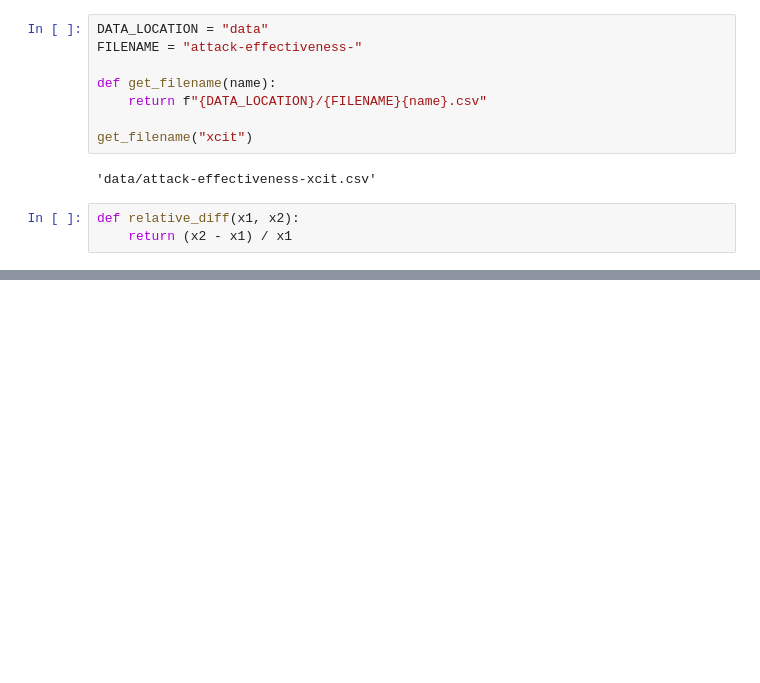
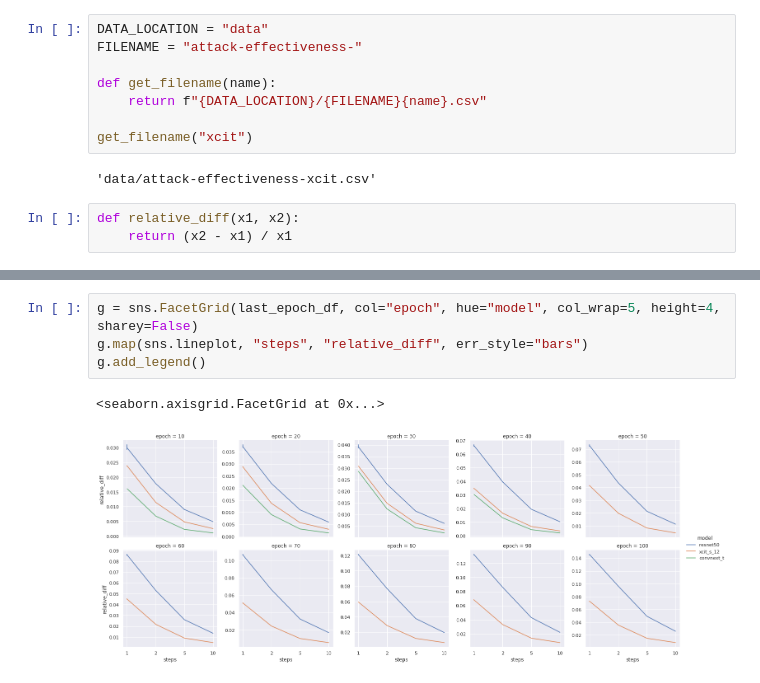
Before and after one commit to dedeswim/vits-robustness-torch, a Jupyter notebook: notebooks/attack_effectiveness.ipynb, the cells around one changed output, grey strips where cells are left out. Drawn from its saved outputs; the diff is of its cells as text; blank space fills up the shorter version.

```diff
--- a/notebooks/attack_effectiveness.ipynb
+++ b/notebooks/attack_effectiveness.ipynb
@@ -109,0 +128,7 @@ resnet_rel_diffs / xcit_rel_diffs
+# %%
+g = sns.FacetGrid(last_epoch_df, col="epoch", hue="model", col_wrap=5, height=4, sharey=False)
+g.map(sns.lineplot, "steps", "relative_diff", err_style="bars")
+g.add_legend()
+# %% [output]
+<seaborn.axisgrid.FacetGrid at 0x...>
+[figure, added]
```
Also changed, not shown: parts of 16 cells of this notebook, 4 other files.
